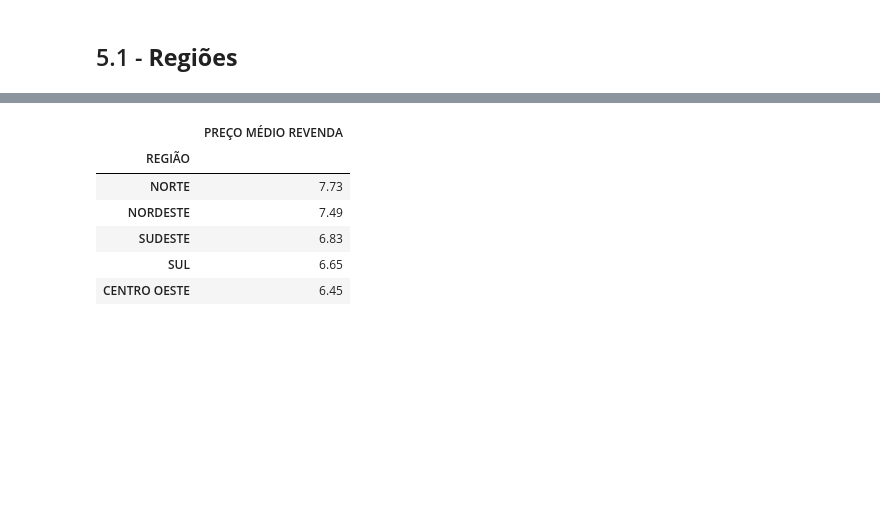
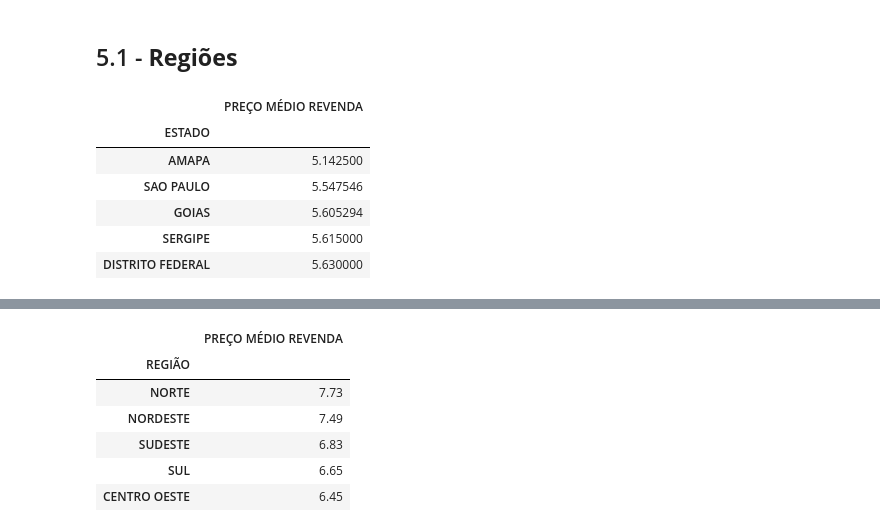
Before and after one commit to joaovictojuliao/Squad-2-M4, a Jupyter notebook: Resilia_M4_Projeto_Final_dados_ANP.ipynb, the cells around one changed output, grey strips where cells are left out. Saved outputs shown, nothing was run; the diff lists cells and outputs as text; code cells hidden in the pictures; blank space fills up the shorter version.

```diff
--- a/Resilia_M4_Projeto_Final_dados_ANP.ipynb
+++ b/Resilia_M4_Projeto_Final_dados_ANP.ipynb
@@ -226,3 +226,16 @@ brasil_macro.hist(bins=15, figsize=(15,15));
 # **5. Análise Exploratória**
 # %% [markdown]
 ## 5.1 - **Regiões**
+# %%
+# Pergunta 3: Quais os 5 estados com o preço médio da gasolina e do etanol mais caros?
+
+gasolina_comum = brasil_micro.loc['GASOLINA COMUM']
+gasolina_comum.groupby('ESTADO')[['PREÇO MÉDIO REVENDA']].mean().sort_values(['PREÇO MÉDIO REVENDA']).head()
+# %% [output]
+|  | PREÇO MÉDIO REVENDA |
+| ESTADO |  |
+| AMAPA | 5.142500 |
+| SAO PAULO | 5.547546 |
+| GOIAS | 5.605294 |
+| SERGIPE | 5.615000 |
+| DISTRITO FEDERAL | 5.630000 |
```
Also changed, not shown: parts of 4 cells of this notebook.
